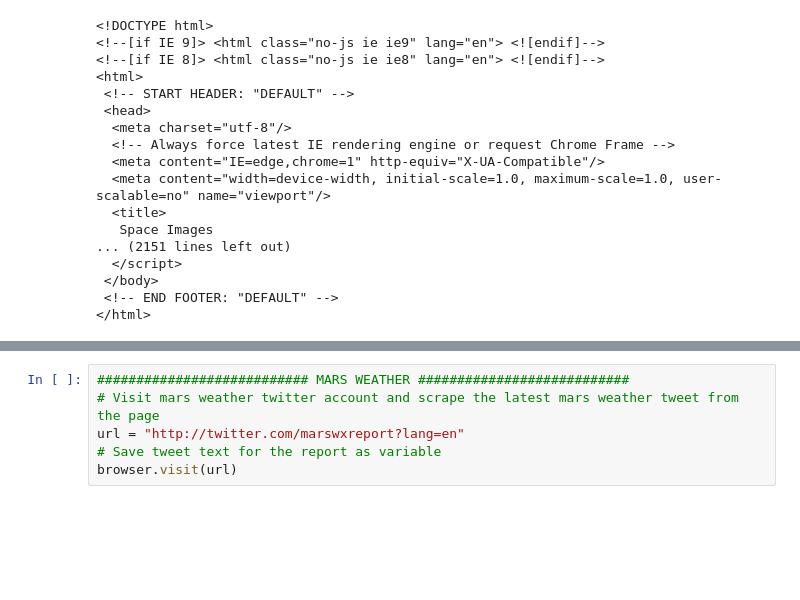
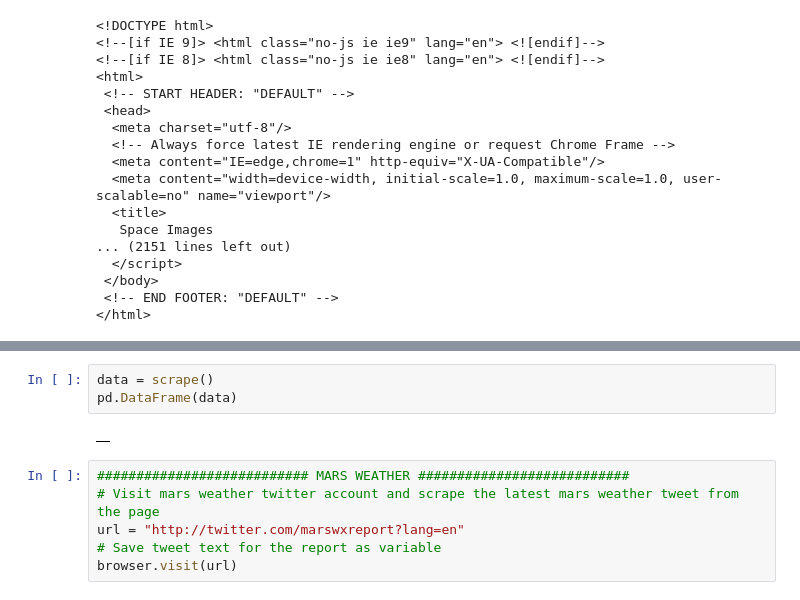
Before and after one commit to ehyoder/mission-to-mars-wk13hw, a Jupyter notebook: mission_to_mars.ipynb, the cells around one changed output, grey strips where cells are left out. Saved outputs shown, nothing was run; the diff lists cells and outputs as text; blank space fills up the shorter version.

```diff
--- a/mission_to_mars.ipynb
+++ b/mission_to_mars.ipynb
@@ -113,3 +132,8 @@ print(url_string)
+# %%
+data = scrape()
+pd.DataFrame(data)
+# %% [output]
+|  |
 # %%
 ########################### MARS WEATHER ###########################
 # Visit mars weather twitter account and scrape the latest mars weather tweet from the page
```
Also changed, not shown: parts of 7 cells of this notebook, 2 other files.
